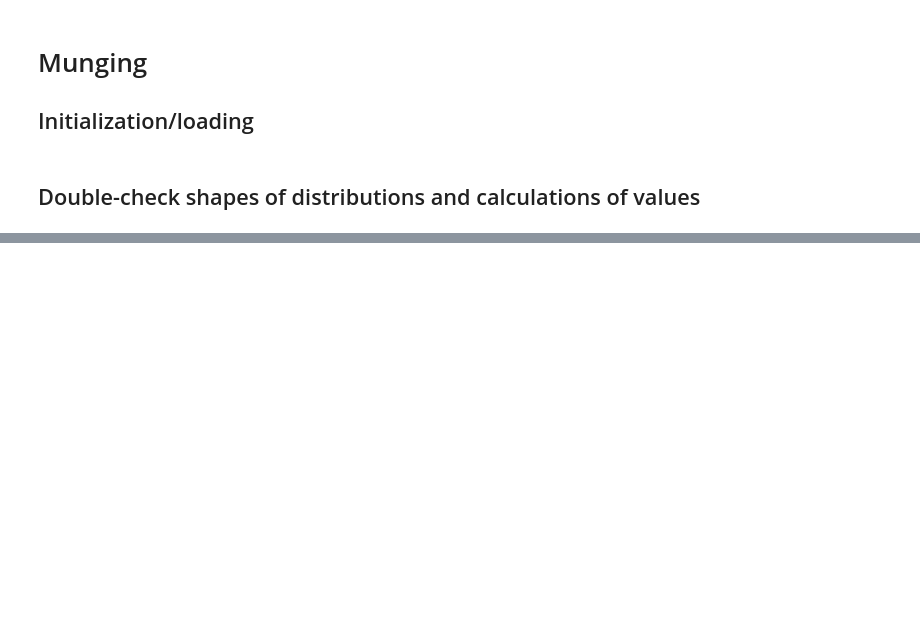
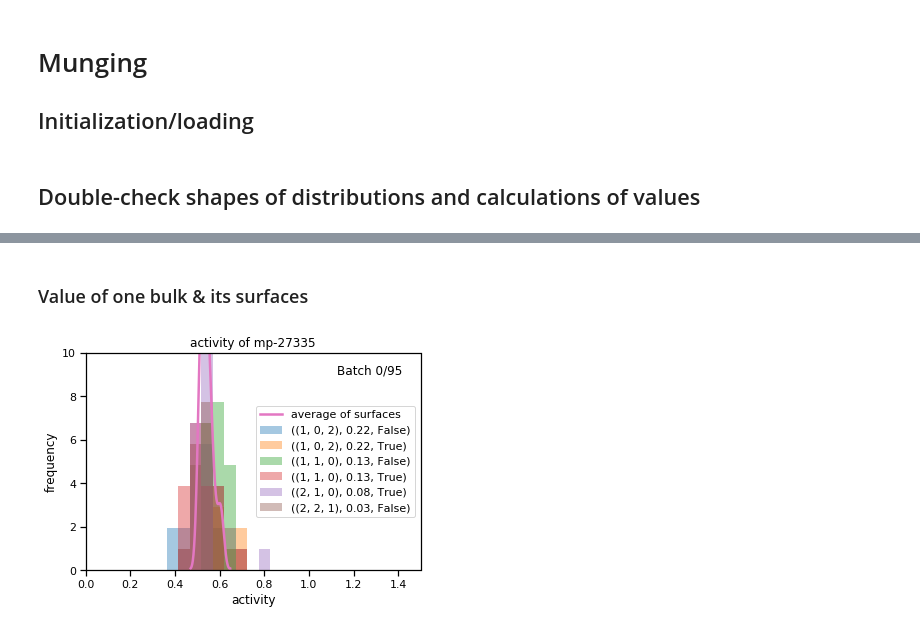
Before and after one commit to ulissigroup/catalyst-acquisitions, a Jupyter notebook: notebooks/comparisons/compare_hallucinations.ipynb, the cells around one changed output, grey strips where cells are left out. Saved outputs shown, nothing was run; the diff lists cells and outputs as text; code cells hidden in the pictures; blank space fills up the shorter version.

```diff
--- a/notebooks/comparisons/compare_hallucinations.ipynb
+++ b/notebooks/comparisons/compare_hallucinations.ipynb
@@ -526,0 +607,70 @@ _ = ax.set_ylabel('frequency')
+# %% [markdown]
+### Value of one bulk & its surfaces
+# %%
+# Initialize bulk/surface-level plot
+fig = plt.figure()
+xlim = [0., 1.5]
+ylim = [0., 10]
+ax = plt.axes(xlim=xlim, ylim=ylim)
+
+
+def reset_ax(ax):
+    ax.clear()
+    ax.set_xlim(xlim)
+    ax.set_ylim(ylim)
+    ax.set_xlabel('activity')
+    ax.set_ylabel('frequency')
+    ax.set_title('activity of %s' % mpid)
+
+
+def parse_surface(surf):
+    mpid, millers, shift, top = surf
+    miller = tuple(int(index) for index in millers)
+    shift = round(shift, 2)
+    top = top
+
+    return str((miller, shift, top))
+
+
+def animate(cache_file):
+    reset_ax(ax)
+
+    # Open the cache
+    with open(cache_file, 'rb') as file_handle:
+        cache = pickle.load(file_handle)
+    energies, stdevs, surfaces = cache['_predicted_energies']
+
+    # Calculate energies by surface using our framework
+    energies_by_surface = disc.calculate_low_coverage_binding_energies_by_surface((energies, stdevs, surfaces))
+    values_by_surface = disc.calculate_surface_values(energies_by_surface)
+    bulk_values = disc.calculate_bulk_values(values_by_surface)
+
+    # Plot surface values
+    sorted_values_by_surface = [(surf, values) for surf, values in values_by_surface.items()]
+    sorted_values_by_surface.sort(key=lambda tup: tup[0])
+    for i, (surf, values) in enumerate(sorted_values_by_surface):
+        bulk = surf[0]
+        if bulk == mpid:
+            _ = sns.distplot(values, kde=False, hist=True, norm_hist=True,
+                             bins=np.linspace(xlim[0], xlim[1], 30),
+                             label='%s' % parse_surface(surf),
+                             ax=ax)
+
+    # Plot the bulk value
+    _ = sns.distplot(bulk_values[mpid], kde=True, hist=False, norm_hist=True,
+                     label='average of surfaces', ax=ax)
+
+    # Formatting
+    _ = ax.legend(loc='center right')
+    batch_num = int(cache_file.split('/')[-1].split('_')[0])
+    max_batch_num = int(cache_files[-1].split('/')[-1].split('_')[0])
+    _ = ax.text(0.75*(xlim[-1]-xlim[0])+xlim[0], 0.9*ylim[-1], 'Batch %i/%i' % (batch_num, max_batch_num))
+
+
+# Make the gif
+anim = FuncAnimation(fig, animate,
+                     frames=cache_files,
+                     interval=500)
+anim.save('mms_values.gif', writer='pillow')
+# %% [output]
+[figure, added]
```
Also changed, not shown: parts of 9 cells of this notebook, 2 other files.
